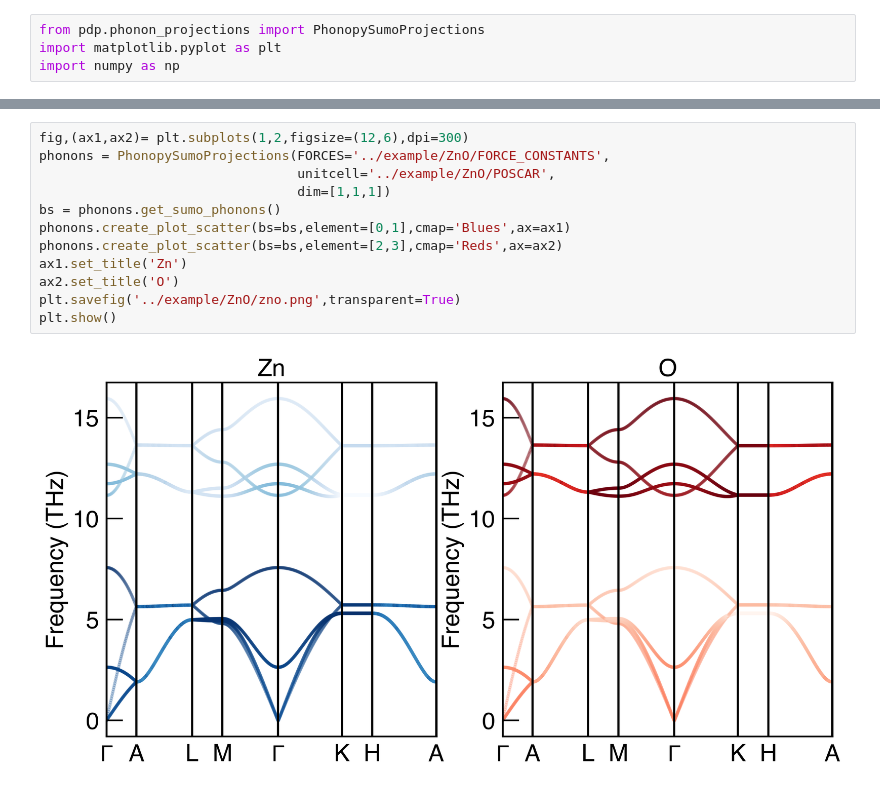
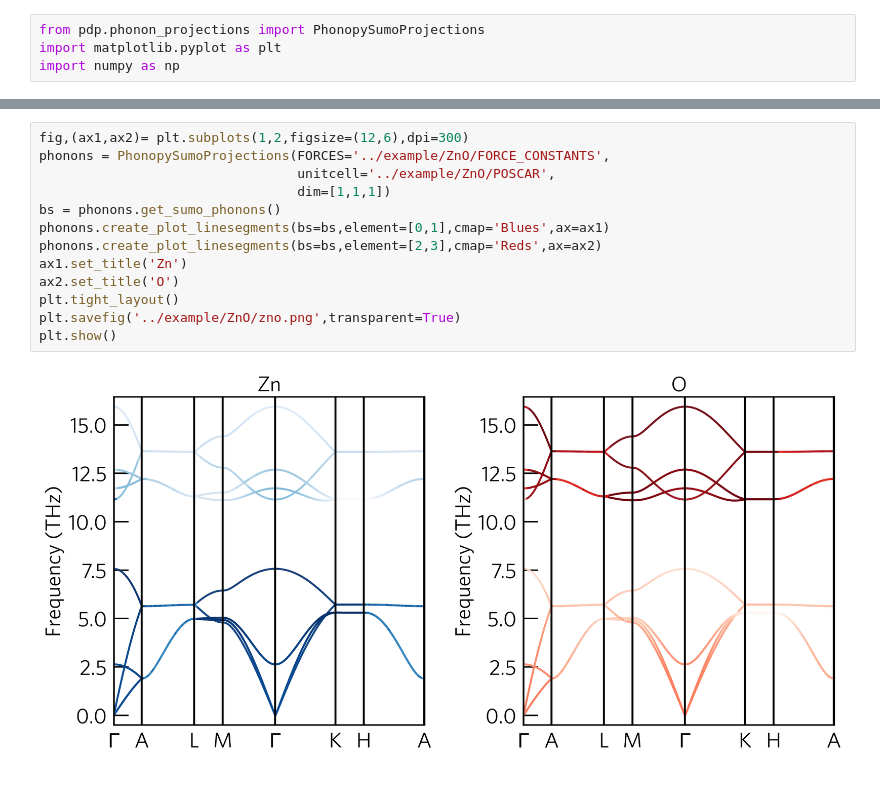
Before and after one commit to badw/phonon-dispersion-projections, a Jupyter notebook: notebooks/phonon_grabber.ipynb, the cells around one changed output, grey strips where cells are left out. Drawn from its saved outputs; the diff is of its cells as text.

```diff
--- a/notebooks/phonon_grabber.ipynb
+++ b/notebooks/phonon_grabber.ipynb
@@ -19,14 +20,15 @@ plt.show()
 # %%
 fig,(ax1,ax2)= plt.subplots(1,2,figsize=(12,6),dpi=300)
 phonons = PhonopySumoProjections(FORCES='../example/ZnO/FORCE_CONSTANTS',
                                  unitcell='../example/ZnO/POSCAR',
                                  dim=[1,1,1])
 bs = phonons.get_sumo_phonons()
-phonons.create_plot_scatter(bs=bs,element=[0,1],cmap='Blues',ax=ax1)
-phonons.create_plot_scatter(bs=bs,element=[2,3],cmap='Reds',ax=ax2)
+phonons.create_plot_linesegments(bs=bs,element=[0,1],cmap='Blues',ax=ax1)
+phonons.create_plot_linesegments(bs=bs,element=[2,3],cmap='Reds',ax=ax2)
 ax1.set_title('Zn')
 ax2.set_title('O')
+plt.tight_layout()
 plt.savefig('../example/ZnO/zno.png',transparent=True)
 plt.show()
 # %% [output]
-[figure, old version]
+[figure, new version]
```
Also changed, not shown: parts of 2 cells of this notebook, 3 other files.
